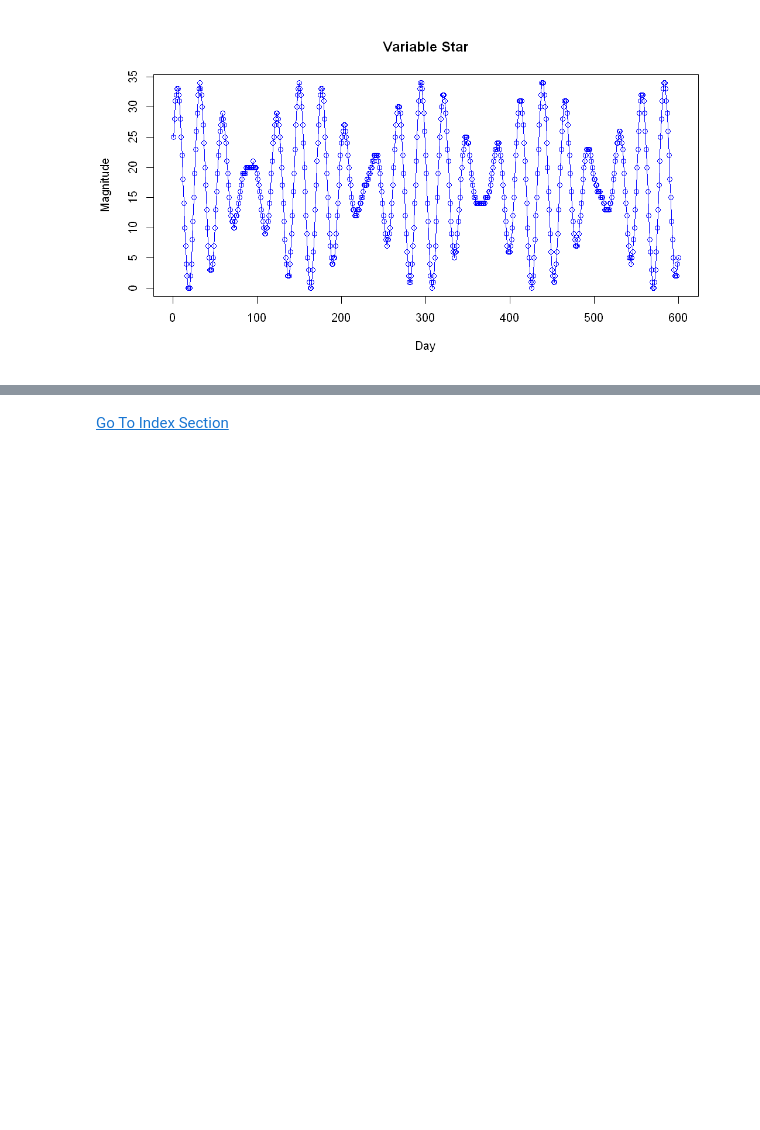
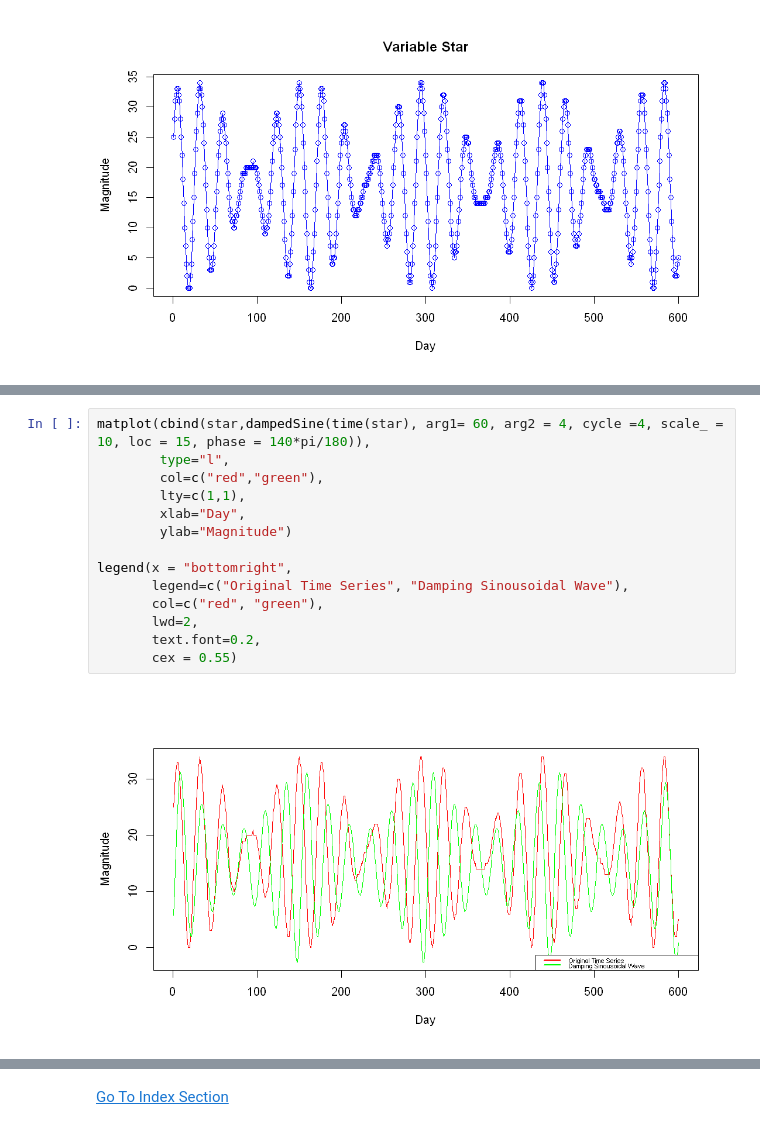
Before and after one commit to itsayushthada/Time-Series-Analysis, a Jupyter notebook: Week2/Time Series Visualization.ipynb, the cells around one changed output, grey strips where cells are left out. Saved outputs shown, nothing was run; the diff lists cells and outputs as text; blank space fills up the shorter version.

```diff
--- a/Week2/Time Series Visualization.ipynb
+++ b/Week2/Time Series Visualization.ipynb
@@ -695,3 +727,19 @@ plot(star, type = "o",
+# %%
+matplot(cbind(star,dampedSine(time(star), arg1= 60, arg2 = 4, cycle =4, scale_ = 10, loc = 15, phase = 140*pi/180)),
+        type="l",
+        col=c("red","green"),
+        lty=c(1,1),
+        xlab="Day",
+        ylab="Magnitude")
+
+legend(x = "bottomright",
+       legend=c("Original Time Series", "Damping Sinousoidal Wave"),
+       col=c("red", "green"),
+       lwd=2,
+       text.font=0.2,
+       cex = 0.55)
+# %% [output]
+[figure, added]
 # %%
 star.linear.model <- lm(star ~ time(star))
 star.poly2.model <- lm(star ~ poly(time(star), 2, raw=TRUE))
```
Also changed, not shown: parts of 10 cells of this notebook.
